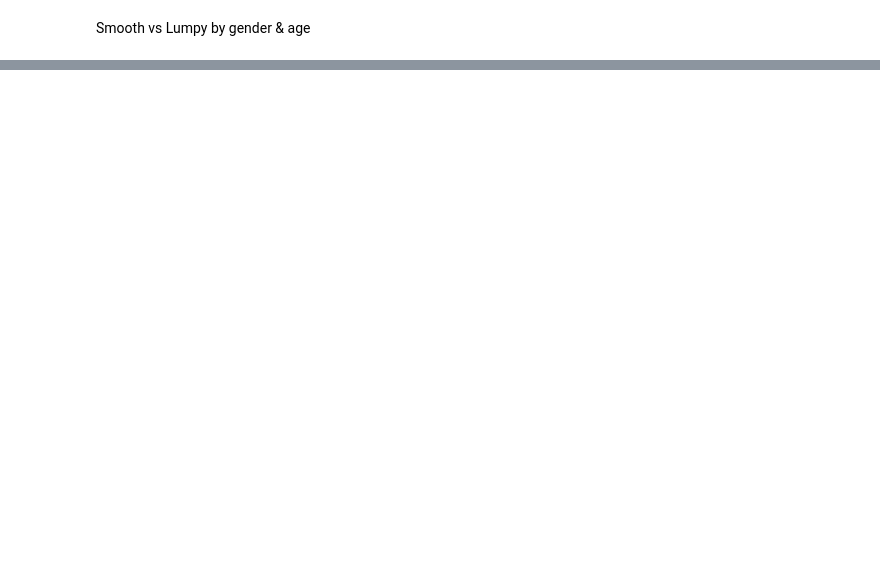
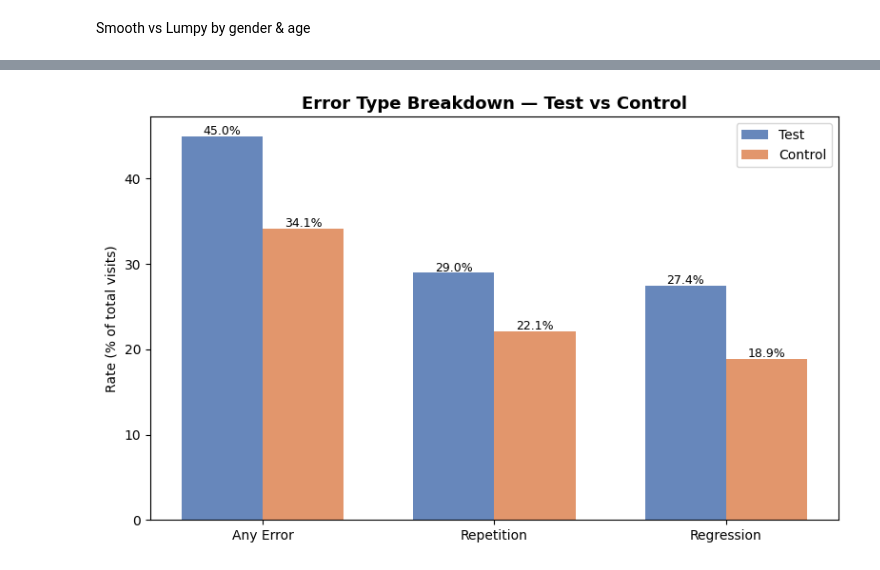
Before and after one commit to rachelv2/vanguard-ab-test, a Jupyter notebook: notebooks/data_cleaning_beatriz.ipynb, the cells around one changed output, grey strips where cells are left out. Saved outputs shown, nothing was run; the diff lists cells and outputs as text; code cells hidden in the pictures; blank space fills up the shorter version.

```diff
--- a/notebooks/data_cleaning_beatriz.ipynb
+++ b/notebooks/data_cleaning_beatriz.ipynb
@@ -582,0 +774,53 @@ Smooth vs Lumpy by gender & age
+# %%
+# --- Error type breakdown ---
+
+error_breakdown = (
+    visit_agg_demo
+    .group_by("variation")
+    .agg([
+        pl.len().alias("total_visits"),
+        pl.col("had_error").cast(pl.Int32).sum().alias("any_error"),
+        pl.col("n_repetitions").gt(0).cast(pl.Int32).sum().alias("has_repetition"),
+        pl.col("n_regressions").gt(0).cast(pl.Int32).sum().alias("has_regression"),
+    ])
+    .with_columns([
+        (pl.col("any_error")      / pl.col("total_visits") * 100).round(2).alias("any_error_%"),
+        (pl.col("has_repetition") / pl.col("total_visits") * 100).round(2).alias("repetition_%"),
+        (pl.col("has_regression") / pl.col("total_visits") * 100).round(2).alias("regression_%"),
+    ])
+)
+
+test_row    = error_breakdown.filter(pl.col("variation") == "Test").to_dicts()[0]
+control_row = error_breakdown.filter(pl.col("variation") == "Control").to_dicts()[0]
+
+# --- Plot ---
+error_types  = ["Any Error", "Repetition", "Regression"]
+test_vals    = [test_row["any_error_%"],    test_row["repetition_%"],    test_row["regression_%"]]
+control_vals = [control_row["any_error_%"], control_row["repetition_%"], control_row["regression_%"]]
+
+x = np.arange(len(error_types))
+w = 0.35
+
+fig, ax = plt.subplots(figsize=(8, 5))
+
+COLOR_TEST    = "#4C72B0"
+COLOR_CONTROL = "#DD8452"
+
+bars_test    = ax.bar(x - w/2, test_vals,    w, label="Test",    color=COLOR_TEST,    alpha=0.85)
+bars_control = ax.bar(x + w/2, control_vals, w, label="Control", color=COLOR_CONTROL, alpha=0.85)
+
+for bar, val in zip(bars_test,    test_vals):
+    ax.text(bar.get_x() + bar.get_width()/2, bar.get_height() + 0.2, f"{val:.1f}%", ha="center", fontsize=9)
+for bar, val in zip(bars_control, control_vals):
+    ax.text(bar.get_x() + bar.get_width()/2, bar.get_height() + 0.2, f"{val:.1f}%", ha="center", fontsize=9)
+
+ax.set_title("Error Type Breakdown — Test vs Control", fontsize=13, fontweight="bold")
+ax.set_xticks(x)
+ax.set_xticklabels(error_types)
+ax.set_ylabel("Rate (% of total visits)")
+ax.legend()
+
+plt.tight_layout()
+plt.show()
+# %% [output]
+[figure, added]
```
Also changed, not shown: parts of 19 cells of this notebook, 5 other files.
